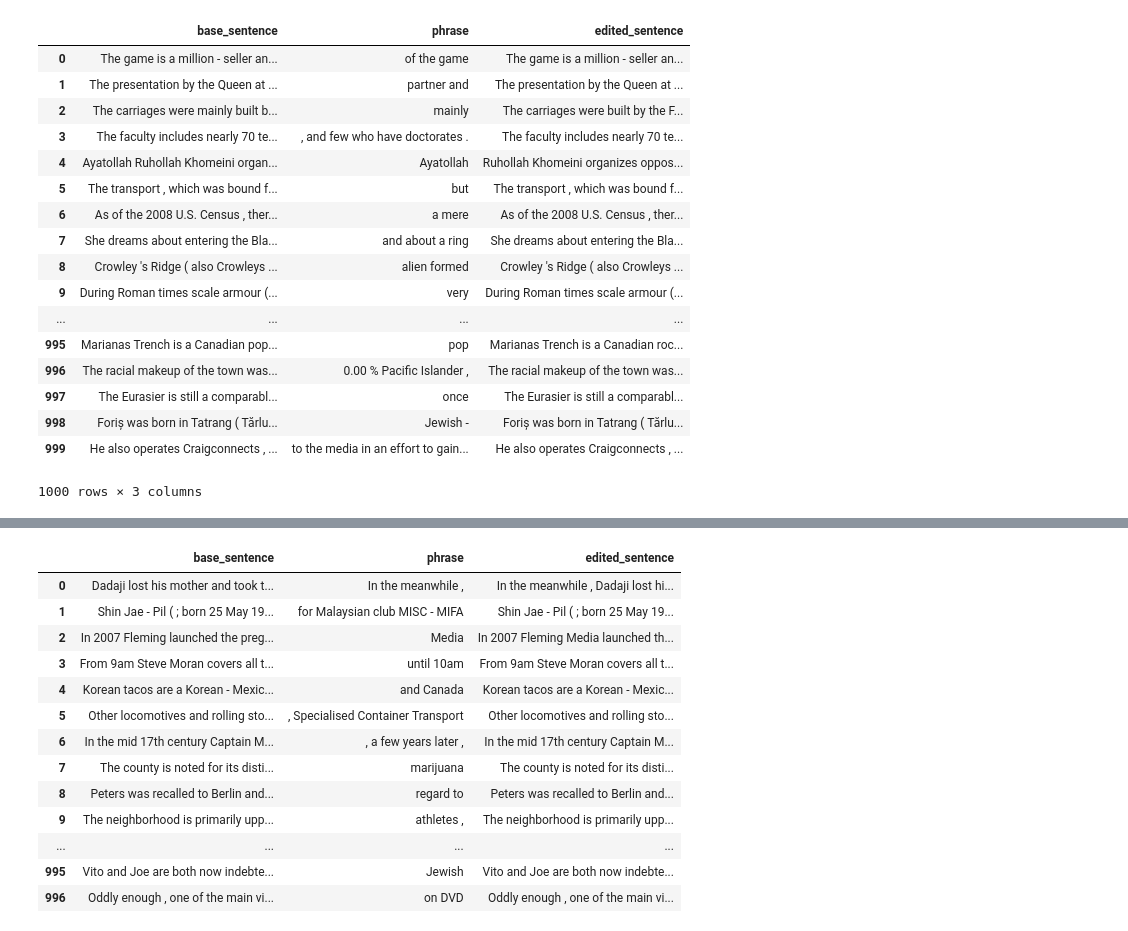
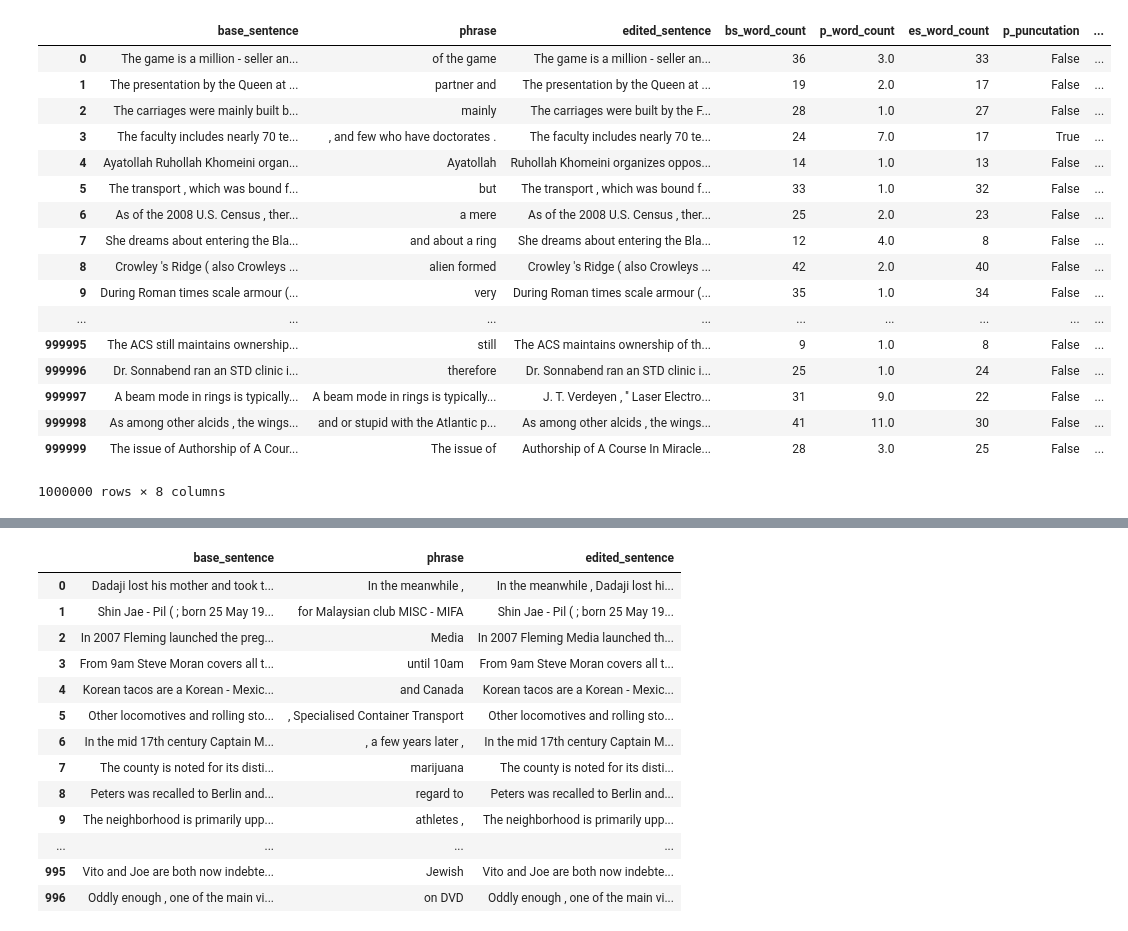
Before and after one commit to jason-shoe/wikiedits-datathon, a Jupyter notebook: Wikiedits-JupyterNotebook.ipynb, the cells around one changed output, grey strips where cells are left out. Cells and saved outputs as stored; diff of their text form; code cells hidden in the pictures.

```diff
--- a/Wikiedits-JupyterNotebook.ipynb
+++ b/Wikiedits-JupyterNotebook.ipynb
@@ -3,23 +4,31 @@ import pandas as pd
 # %%
-deletions = pd.read_csv('./data/deletions.tsv',delimiter='\t',encoding='utf-8', nrows=1000)
+deletions = pd.read_csv('./data/deletions.tsv',delimiter='\t',encoding='utf-8', nrows=1000000)
-# %%
-deletions
-# %% [output]
-|  | base_sentence | phrase | edited_sentence |
-| 0 | The game is a million - seller an... | of the game | The game is a million - seller an... |
-| 1 | The presentation by the Queen at ... | partner and | The presentation by the Queen at ... |
-| 2 | The carriages were mainly built b... | mainly | The carriages were built by the F... |
-| 3 | The faculty includes nearly 70 te... | , and few who have doctorates . | The faculty includes nearly 70 te... |
-| 4 | Ayatollah Ruhollah Khomeini organ... | Ayatollah | Ruhollah Khomeini organizes oppos... |
-| 5 | The transport , which was bound f... | but | The transport , which was bound f... |
-| 6 | As of the 2008 U.S. Census , ther... | a mere | As of the 2008 U.S. Census , ther... |
-| 7 | She dreams about entering the Bla... | and about a ring | She dreams about entering the Bla... |
-| 8 | Crowley 's Ridge ( also Crowleys ... | alien formed | Crowley 's Ridge ( also Crowleys ... |
-| 9 | During Roman times scale armour (... | very | During Roman times scale armour (... |
-| ... | ... | ... | ... |
-| 995 | Marianas Trench is a Canadian pop... | pop | Marianas Trench is a Canadian roc... |
-| 996 | The racial makeup of the town was... | 0.00 % Pacific Islander , | The racial makeup of the town was... |
-| 997 | The Eurasier is still a comparabl... | once | The Eurasier is still a comparabl... |
-| 998 | Foriș was born in Tatrang ( Tărlu... | Jewish - | Foriș was born in Tatrang ( Tărlu... |
-| 999 | He also operates Craigconnects , ... | to the media in an effort to gain... | He also operates Craigconnects , ... |
-1000 rows × 3 columns
+# %%
+deletions1 = deletions
+# %%
+deletions1['bs_word_count'] = deletions['base_sentence'].str.count(' ') + 1
+deletions1['p_word_count'] = deletions['phrase'].str.count(' ') + 1
+deletions1['es_word_count'] = deletions['edited_sentence'].str.count(' ') + 1
+# %%
+deletions1['p_punctuation'] = deletions['phrase'].str.contains("""[!"#$%&\'()*+,-./:;<=>?@[\\]^_`{|}~1234567890]""")
+# %%
+deletions1
+# %% [output]
+|  | base_sentence | phrase | edited_sentence | bs_word_count | p_word_count | es_word_count | p_puncutation | ... |
+| 0 | The game is a million - seller an... | of the game | The game is a million - seller an... | 36 | 3.0 | 33 | False | ... |
+| 1 | The presentation by the Queen at ... | partner and | The presentation by the Queen at ... | 19 | 2.0 | 17 | False | ... |
+| 2 | The carriages were mainly built b... | mainly | The carriages were built by the F... | 28 | 1.0 | 27 | False | ... |
+| 3 | The faculty includes nearly 70 te... | , and few who have doctorates . | The faculty includes nearly 70 te... | 24 | 7.0 | 17 | True | ... |
+| 4 | Ayatollah Ruhollah Khomeini organ... | Ayatollah | Ruhollah Khomeini organizes oppos... | 14 | 1.0 | 13 | False | ... |
+| 5 | The transport , which was bound f... | but | The transport , which was bound f... | 33 | 1.0 | 32 | False | ... |
+| 6 | As of the 2008 U.S. Census , ther... | a mere | As of the 2008 U.S. Census , ther... | 25 | 2.0 | 23 | False | ... |
+| 7 | She dreams about entering the Bla... | and about a ring | She dreams about entering the Bla... | 12 | 4.0 | 8 | False | ... |
+| 8 | Crowley 's Ridge ( also Crowleys ... | alien formed | Crowley 's Ridge ( also Crowleys ... | 42 | 2.0 | 40 | False | ... |
+| 9 | During Roman times scale armour (... | very | During Roman times scale armour (... | 35 | 1.0 | 34 | False | ... |
+| ... | ... | ... | ... | ... | ... | ... | ... | ... |
+| 999995 | The ACS still maintains ownership... | still | The ACS maintains ownership of th... | 9 | 1.0 | 8 | False | ... |
+| 999996 | Dr. Sonnabend ran an STD clinic i... | therefore | Dr. Sonnabend ran an STD clinic i... | 25 | 1.0 | 24 | False | ... |
+| 999997 | A beam mode in rings is typically... | A beam mode in rings is typically... | J. T. Verdeyen , '' Laser Electro... | 31 | 9.0 | 22 | False | ... |
+| 999998 | As among other alcids , the wings... | and or stupid with the Atlantic p... | As among other alcids , the wings... | 41 | 11.0 | 30 | False | ... |
+| 999999 | The issue of Authorship of A Cour... | The issue of | Authorship of A Course In Miracle... | 28 | 3.0 | 25 | False | ... |
+1000000 rows × 8 columns
```
Also changed, not shown: parts of 8 cells of this notebook.
